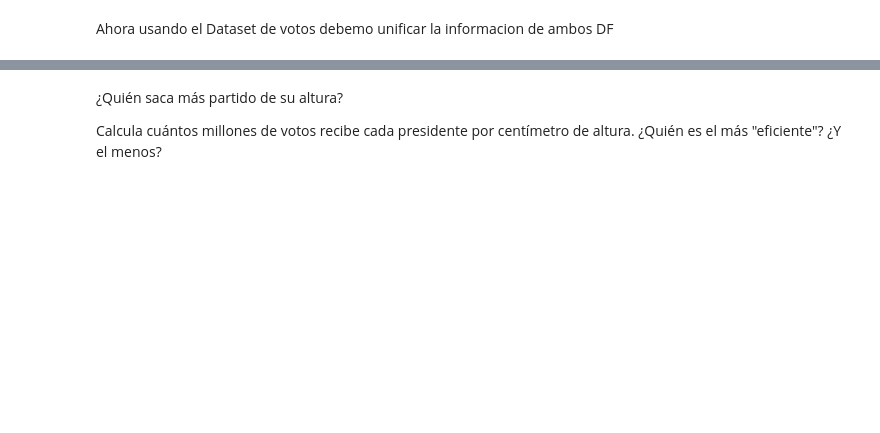
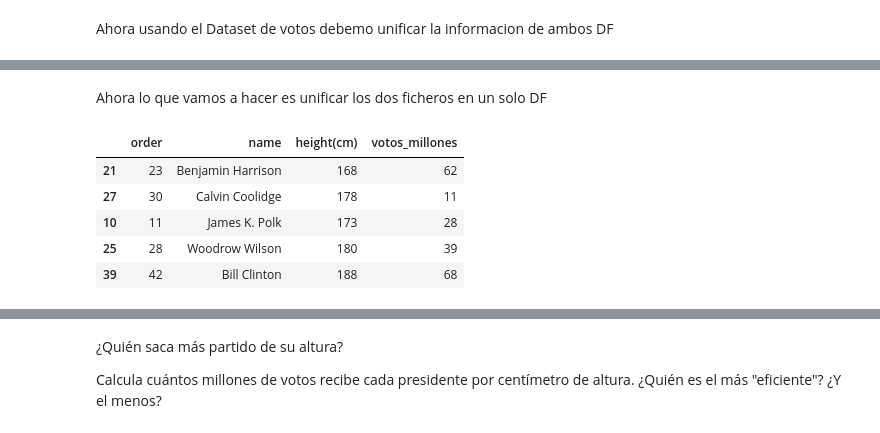
Before and after one commit to vic933/Clases-Directo-Septiembre-Pyhton, a Jupyter notebook: 19-09_Numpy/1_Numpy_con_Dataset.ipynb, the cells around one changed output, grey strips where cells are left out. Cells and saved outputs as stored; diff of their text form; code cells hidden in the pictures; blank space fills up the shorter version.

```diff
--- a/19-09_Numpy/1_Numpy_con_Dataset.ipynb
+++ b/19-09_Numpy/1_Numpy_con_Dataset.ipynb
@@ -321,0 +353,13 @@ Ahora usando el Dataset de votos debemo unificar la informacion de ambos DF
+# %% [markdown]
+Ahora lo que vamos a hacer es unificar los dos ficheros en un solo DF
+# %%
+df_combinado = df.merge(df_votos, on='name', how='left') #El punto de unión es name que coincide en ambas. Es similar a un left join
+# %%
+df_combinado.sample(5)
+# %% [output]
+|  | order | name | height(cm) | votos_millones |
+| 21 | 23 | Benjamin Harrison | 168 | 62 |
+| 27 | 30 | Calvin Coolidge | 178 | 11 |
+| 10 | 11 | James K. Polk | 173 | 28 |
+| 25 | 28 | Woodrow Wilson | 180 | 39 |
+| 39 | 42 | Bill Clinton | 188 | 68 |
```
Also changed, not shown: parts of 22 cells of this notebook, 11 other files.
